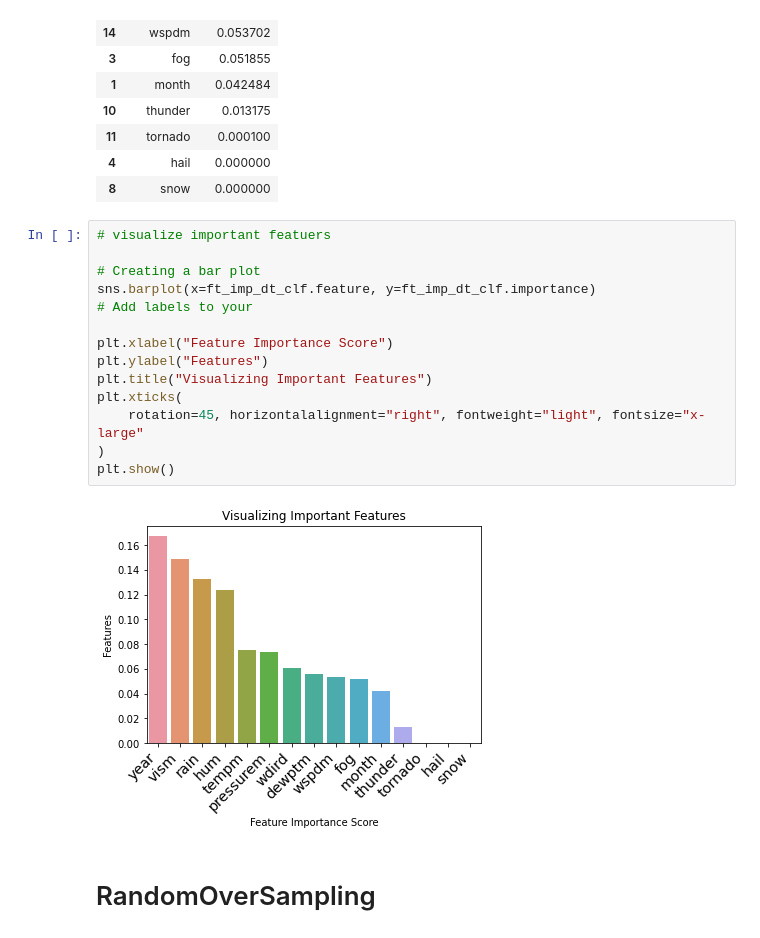
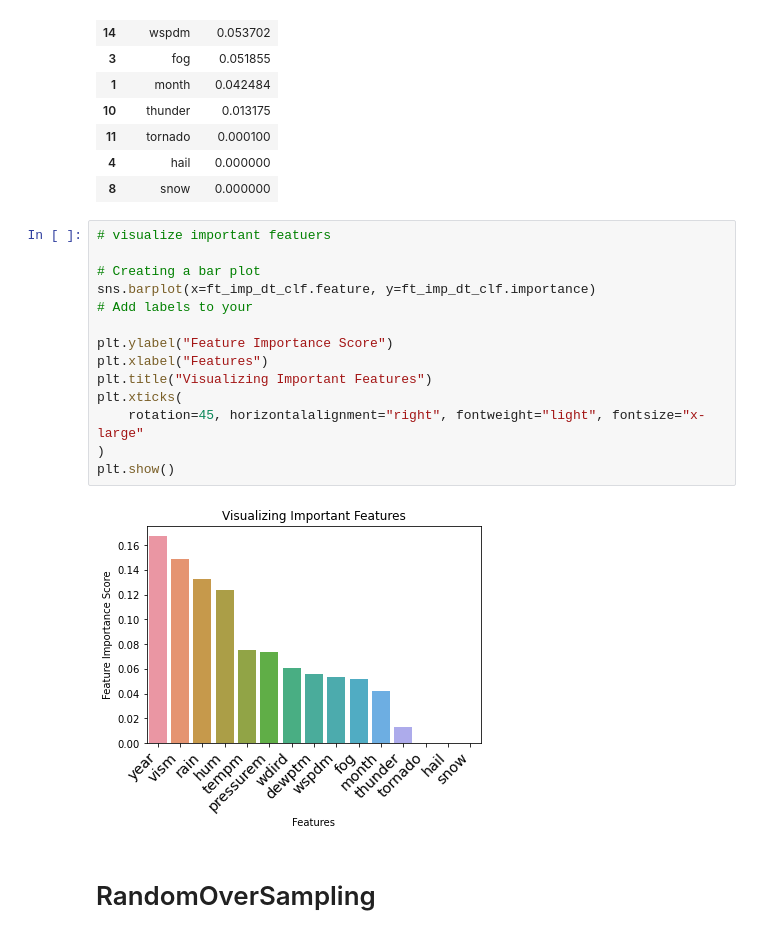
Before and after one commit to rankx034/final-project, a Jupyter notebook: MachineLearningModels/DecisionTreeModel.ipynb, the cells around one changed output. Saved outputs shown, nothing was run; the diff lists cells and outputs as text.

```diff
--- a/MachineLearningModels/DecisionTreeModel.ipynb
+++ b/MachineLearningModels/DecisionTreeModel.ipynb
@@ -227,19 +227,19 @@ ft_imp_dt_clf
 # %%
 # visualize important featuers
 
 # Creating a bar plot
 sns.barplot(x=ft_imp_dt_clf.feature, y=ft_imp_dt_clf.importance)
 # Add labels to your
 
-plt.xlabel("Feature Importance Score")
-plt.ylabel("Features")
+plt.ylabel("Feature Importance Score")
+plt.xlabel("Features")
 plt.title("Visualizing Important Features")
 plt.xticks(
     rotation=45, horizontalalignment="right", fontweight="light", fontsize="x-large"
 )
 plt.show()
 # %% [output]
-[figure, old version]
+[figure, new version]
 # %% [markdown]
 # RandomOverSampling
 # %%
```
Also changed, not shown: parts of 1 cell of this notebook, 1 other file.
